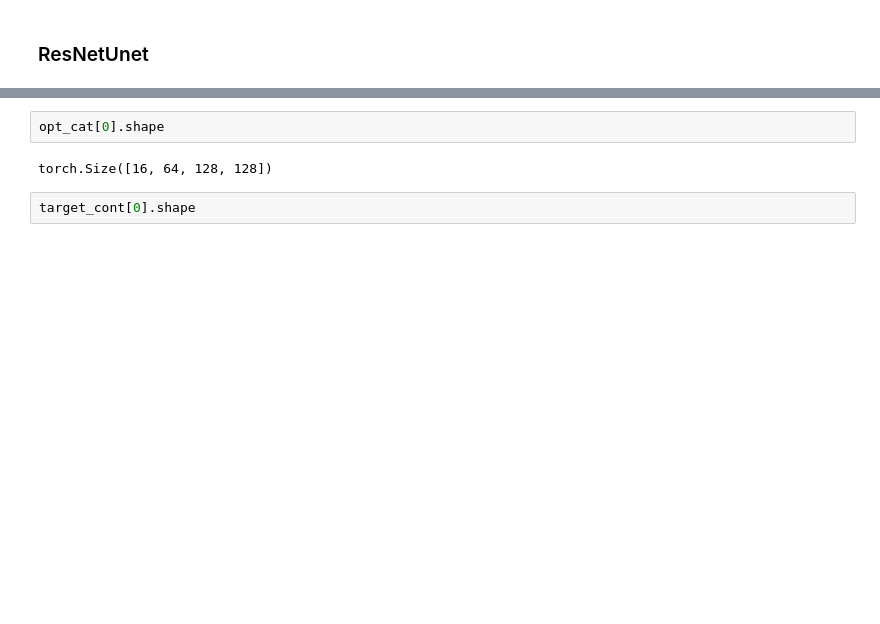
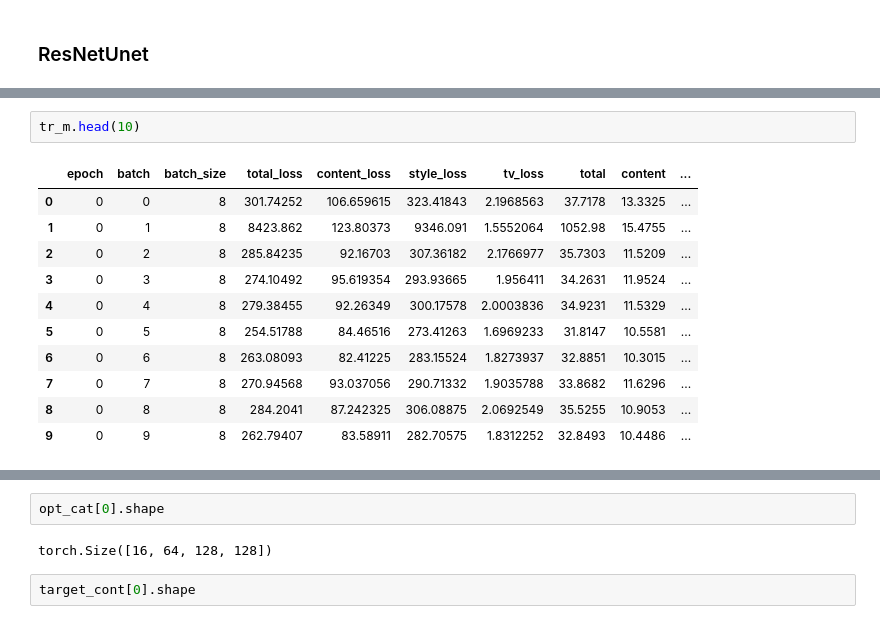
Before and after one commit to gabrielelanaro/ml-prototypes, a Jupyter notebook: prototypes/styletransfer/fast_neural_st/FastNeuralST.ipynb, the cells around one changed output, grey strips where cells are left out. Saved outputs shown, nothing was run; the diff lists cells and outputs as text; blank space fills up the shorter version.

```diff
--- a/prototypes/styletransfer/fast_neural_st/FastNeuralST.ipynb
+++ b/prototypes/styletransfer/fast_neural_st/FastNeuralST.ipynb
@@ -535,0 +594,14 @@ epoch, i, phase
+# %%
+tr_m.head(10)
+# %% [output]
+|  | epoch | batch | batch_size | total_loss | content_loss | style_loss | tv_loss | total | content | ... |
+| 0 | 0 | 0 | 8 | 301.74252 | 106.659615 | 323.41843 | 2.1968563 | 37.7178 | 13.3325 | ... |
+| 1 | 0 | 1 | 8 | 8423.862 | 123.80373 | 9346.091 | 1.5552064 | 1052.98 | 15.4755 | ... |
+| 2 | 0 | 2 | 8 | 285.84235 | 92.16703 | 307.36182 | 2.1766977 | 35.7303 | 11.5209 | ... |
+| 3 | 0 | 3 | 8 | 274.10492 | 95.619354 | 293.93665 | 1.956411 | 34.2631 | 11.9524 | ... |
+| 4 | 0 | 4 | 8 | 279.38455 | 92.26349 | 300.17578 | 2.0003836 | 34.9231 | 11.5329 | ... |
+| 5 | 0 | 5 | 8 | 254.51788 | 84.46516 | 273.41263 | 1.6969233 | 31.8147 | 10.5581 | ... |
+| 6 | 0 | 6 | 8 | 263.08093 | 82.41225 | 283.15524 | 1.8273937 | 32.8851 | 10.3015 | ... |
+| 7 | 0 | 7 | 8 | 270.94568 | 93.037056 | 290.71332 | 1.9035788 | 33.8682 | 11.6296 | ... |
+| 8 | 0 | 8 | 8 | 284.2041 | 87.242325 | 306.08875 | 2.0692549 | 35.5255 | 10.9053 | ... |
+| 9 | 0 | 9 | 8 | 262.79407 | 83.58911 | 282.70575 | 1.8312252 | 32.8493 | 10.4486 | ... |
```
Also changed, not shown: parts of 22 cells of this notebook.
